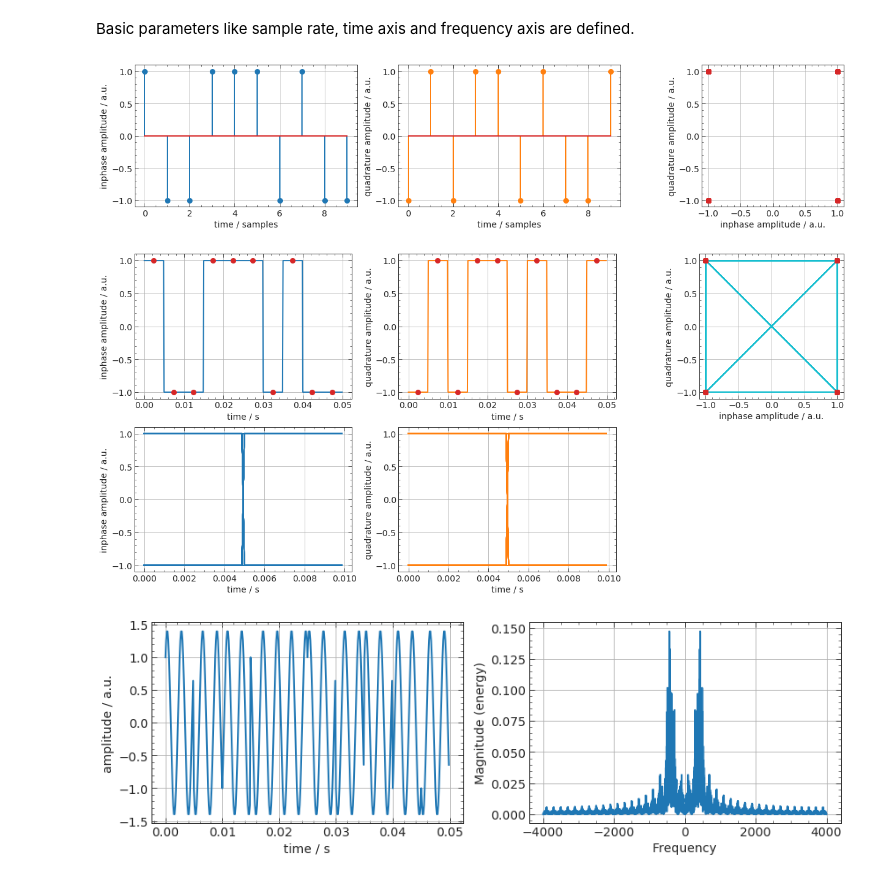
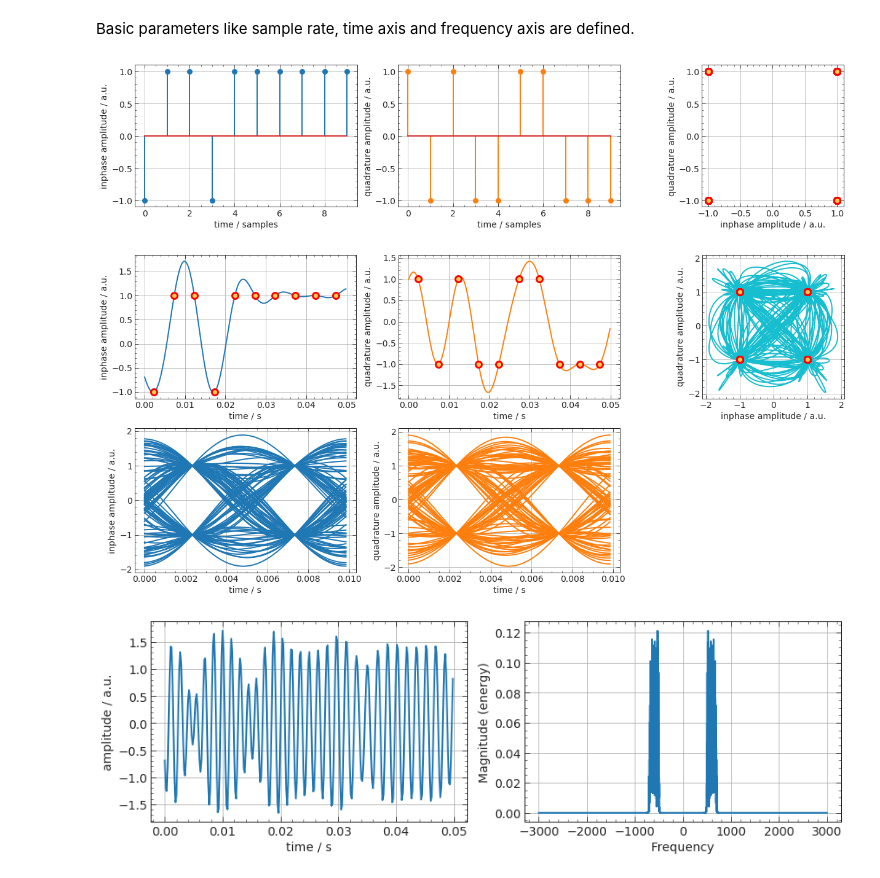
Before and after one commit to htw-ikt-noelle/Uebertragungsverfahren, a Jupyter notebook: digital_modulation.ipynb, the cells around one changed output. Cells and saved outputs as stored; diff of their text form; code cells hidden in the pictures.

```diff
--- a/digital_modulation.ipynb
+++ b/digital_modulation.ipynb
@@ -18,14 +18,14 @@ plt.style.use('noelle.mplstyle')
 # %% [markdown]
 Basic parameters like sample rate, time axis and frequency axis are defined.
 # %%
-sr = 8000
+sr = 6000
 symb_rate = 200 # symbol rate (has to be an even integer divider of sr)
-fc = 400 # carrier frequency
+fc = 600 # carrier frequency
 levels = 2 # amplitude levels of I and Q
 bipolar = True # unipolar or bipolar
 quadrature = True # use quadrature modulation?
 n_symb_show = 10
-
+np.random.seed(0)
 
 t = np.linspace(0, 1-1/sr, int(sr))
 f = np.fft.fftshift(np.fft.fftfreq(np.size(t), 1/sr))
@@ -58,27 +58,27 @@ plt.stem(x_bits_q[0:n_symb_show], markerfmt='C1o', linefmt='C1', use_line_collec
 ax.set(xlabel="time / samples", ylabel="quadrature amplitude / a.u.")
 
 ax = fig.add_subplot(n_row, n_col, 3)
-plt.plot(x_bits_i, x_bits_q ,'oC3')
+plt.plot(x_bits_i, x_bits_q, ls='',marker='o',markeredgecolor=(1.0, 0.0, 0.0), markerfacecolor=(1.0, 0.8, 0.3), ms=10, mew=3)
 ax.set(xlabel="inphase amplitude / a.u.", ylabel="quadrature amplitude / a.u.");
 ax.set_aspect('equal','box')
 
 plt.tight_layout()
 # %% [output]
-[figure, old version]
+[figure, new version]
 # %%
 # generate filter inpule response
 
 # # rect
-h = np.ones(int(sps))
+# h = np.ones(int(sps))
 
-# # RC
-# alpha = 0.5
-# N = 20 * sps
-# t_filter = np.arange(-np.ceil(N/2)+1, np.floor(N/2)+1)
-# T = sps
-# h = ((np.sin(np.pi*t_filter/T)) / (np.pi*t_filter/T)) * ((np.cos(alpha*np.pi*t_filter/T)) / (1-(2*alpha*t_filter/T)**2))
-# h[t_filter==0] = 1
-# h[np.abs(t_filter) == (T/(2*alpha))] = np.sin(np.pi/2/alpha) / (np.pi/2/alpha) * np.pi / 4
+# RC
+alpha = 0.2
+N = 20 * sps
+t_filter = np.arange(-np.ceil(N/2)+1, np.floor(N/2)+1)
+T = sps
+h = ((np.sin(np.pi*t_filter/T)) / (np.pi*t_filter/T)) * ((np.cos(alpha*np.pi*t_filter/T)) / (1-(2*alpha*t_filter/T)**2))
+h[t_filter==0] = 1
+h[np.abs(t_filter) == (T/(2*alpha))] = np.sin(np.pi/2/alpha) / (np.pi/2/alpha) * np.pi / 4
 
 # # # RRC
 # # alpha = 1;
@@ -100,37 +100,37 @@ if x_i.size != x_bits_i.size*sps:
 
 # plotting
 n_row = 2
 n_col = 3
 fig_size = [i*j for i,j in zip(plt.rcParams['figure.figsize'], [n_col, n_row])]
 fig = plt.figure(figsize=fig_size)
 
 ax = fig.add_subplot(n_row, n_col, 1)
 plt.plot(t[0:np.int(n_symb_show*sps):], x_i[0:np.int(n_symb_show*sps):] ,'C0')
-plt.plot(t[np.int(sps/2)-1:np.int((n_symb_show+0.5)*sps-1):np.int(sps)], x_bits_i[0:n_symb_show:],'oC3')
+plt.plot(t[np.int(sps/2)-1:np.int((n_symb_show+0.5)*sps-1):np.int(sps)], x_bits_i[0:n_symb_show:], ls='',marker='o',markeredgecolor=(1.0, 0.0, 0.0), markerfacecolor=(1.0, 0.8, 0.3), ms=10, mew=3)
 ax.set(xlabel="time / s", ylabel="inphase amplitude / a.u.")
 
 ax = fig.add_subplot(n_row, n_col, 4)
 plt.plot(t[0:np.int(2*sps):], np.reshape(x_i,(np.int(2*sps),-1),order='F') ,'C0')
 ax.set(xlabel="time / s", ylabel="inphase amplitude / a.u.")
 
 ax = fig.add_subplot(n_row, n_col, 2)
 plt.plot(t[0:np.int(n_symb_show*sps):], x_q[0:np.int(n_symb_show*sps):] ,'C1')
-plt.plot(t[np.int(sps/2)-1:np.int((n_symb_show+0.5)*sps-1):np.int(sps)], x_bits_q[0:n_symb_show:],'oC3')
+plt.plot(t[np.int(sps/2)-1:np.int((n_symb_show+0.5)*sps-1):np.int(sps)], x_bits_q[0:n_symb_show:], ls='',marker='o',markeredgecolor=(1.0, 0.0, 0.0), markerfacecolor=(1.0, 0.8, 0.3), ms=10, mew=3)
 ax.set(xlabel="time / s", ylabel="quadrature amplitude / a.u.")
 
 ax = fig.add_subplot(n_row, n_col, 5)
 plt.plot(t[0:np.int(2*sps):], np.reshape(x_q,(np.int(2*sps),-1),order='F') ,'C1')
 ax.set(xlabel="time / s", ylabel="quadrature amplitude / a.u.")
 
 ax = fig.add_subplot(n_row, n_col, 3)
 plt.plot(x_i, x_q ,'C9')
-plt.plot(x_bits_i, x_bits_q ,'oC3')
+plt.plot(x_bits_i, x_bits_q, ls='',marker='o',markeredgecolor=(1.0, 0.0, 0.0), markerfacecolor=(1.0, 0.8, 0.3), ms=10, mew=3)
 ax.set(xlabel="inphase amplitude / a.u.", ylabel="quadrature amplitude / a.u.");
 ax.set_aspect('equal','box')
 
 plt.tight_layout()
 # %% [output]
-[figure, old version]
+[figure, new version]
 # %%
 c_i = np.cos(2*np.pi*fc*t)
 c_q = -np.sin(2*np.pi*fc*t)
@@ -152,4 +152,4 @@ ax.magnitude_spectrum(x_mod ,sides="twosided", Fs=sr, scale="linear", color='C0'
 
 plt.tight_layout()
 # %% [output]
-[figure, old version]
+[figure, new version]
```
Also changed, not shown: parts of 1 cell of this notebook, 3 other files.
